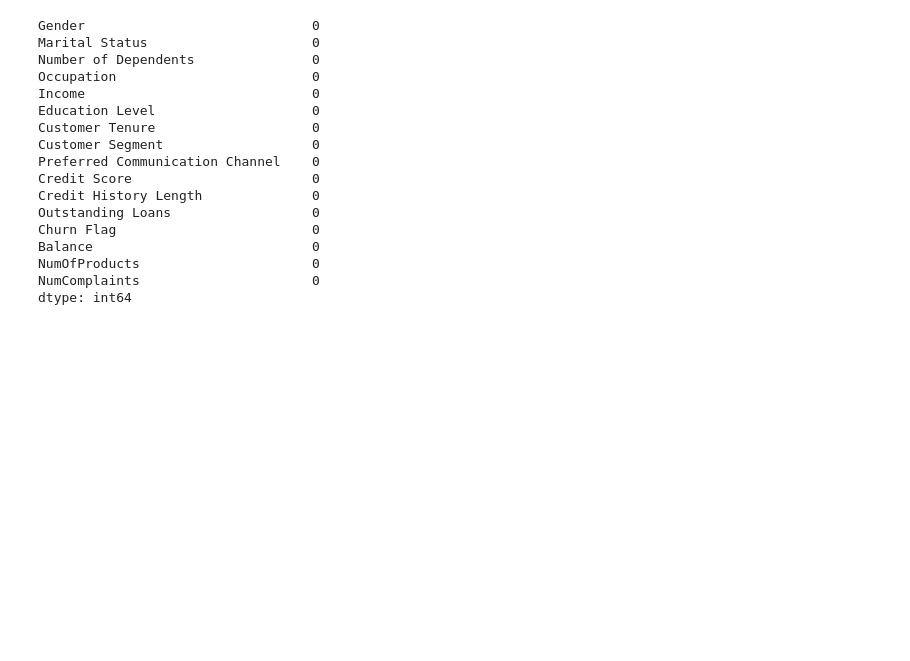
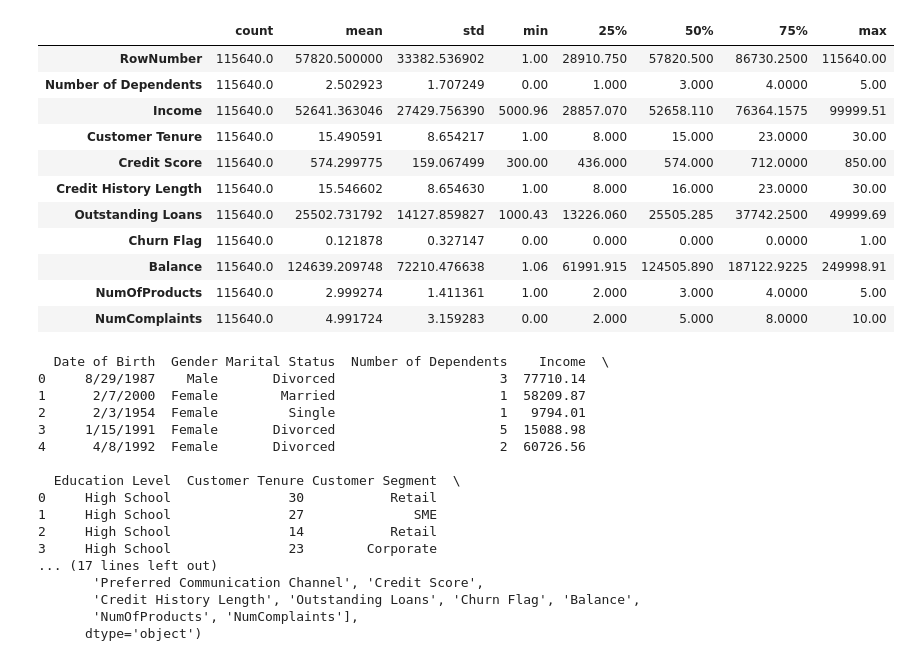
Before and after one commit to Yusshiro/Churn-Banking, a Jupyter notebook: Churn.ipynb, the cells around one changed output. Saved outputs shown, nothing was run; the diff lists cells and outputs as text; code cells hidden in the pictures; blank space fills up the shorter version.

```diff
--- a/Churn.ipynb
+++ b/Churn.ipynb
@@ -1,14 +1,13 @@
 # %%
 import numpy as np
 import pandas as pd
-
+from matplotlib import pyplot as plt
+import seaborn as sns
 # Đọc dữ liệu từ tệp CSV
-data = pd.read_csv("botswana_bank_customer_churn.csv")
+df = pd.read_csv("botswana_bank_customer_churn.csv")
 
 # Thông tin cơ bản về dữ liệu
-print(data.info())
-print(data.describe())
-print(data.head())
+print(df.info())
 # %% [output]
 <class 'pandas.core.frame.DataFrame'>
 RangeIndex: 115640 entries, 0 to 115639
@@ -30,31 +69,51 @@ Data columns (total 25 columns):
+# %%
+df.describe().T
+# %% [output]
+|  | count | mean | std | min | 25% | 50% | 75% | max |
+| RowNumber | 115640.0 | 57820.500000 | 33382.536902 | 1.00 | 28910.750 | 57820.500 | 86730.2500 | 115640.00 |
+| Number of Dependents | 115640.0 | 2.502923 | 1.707249 | 0.00 | 1.000 | 3.000 | 4.0000 | 5.00 |
+| Income | 115640.0 | 52641.363046 | 27429.756390 | 5000.96 | 28857.070 | 52658.110 | 76364.1575 | 99999.51 |
+| Customer Tenure | 115640.0 | 15.490591 | 8.654217 | 1.00 | 8.000 | 15.000 | 23.0000 | 30.00 |
+| Credit Score | 115640.0 | 574.299775 | 159.067499 | 300.00 | 436.000 | 574.000 | 712.0000 | 850.00 |
+| Credit History Length | 115640.0 | 15.546602 | 8.654630 | 1.00 | 8.000 | 16.000 | 23.0000 | 30.00 |
+| Outstanding Loans | 115640.0 | 25502.731792 | 14127.859827 | 1000.43 | 13226.060 | 25505.285 | 37742.2500 | 49999.69 |
+| Churn Flag | 115640.0 | 0.121878 | 0.327147 | 0.00 | 0.000 | 0.000 | 0.0000 | 1.00 |
+| Balance | 115640.0 | 124639.209748 | 72210.476638 | 1.06 | 61991.915 | 124505.890 | 187122.9225 | 249998.91 |
+| NumOfProducts | 115640.0 | 2.999274 | 1.411361 | 1.00 | 2.000 | 3.000 | 4.0000 | 5.00 |
+| NumComplaints | 115640.0 | 4.991724 | 3.159283 | 0.00 | 2.000 | 5.000 | 8.0000 | 10.00 |
 # %%
 #Lọc cột không cần thiết
 #Các cột không cần thiết bao gồm RowNumber, CustomerId, Surname, First Name, Date of Birth, Address, Contact Information, Churn Reason, và Churn Date
 
-filtered_data = data.drop(columns=[
+# Kiểm tra xem các cột có tồn tại trong DataFrame hay không trước khi loại bỏ
+columns_to_drop = [
     'RowNumber', 'CustomerId', 'Surname', 'First Name',
-    'Date of Birth', 'Address', 'Contact Information',
+    'Occupation', 'Address', 'Contact Information',
     'Churn Reason', 'Churn Date'
-])
+]
 
-# Kiểm tra lại xem có dữ liệu bị thiếu không
-print(filtered_data.isnull().sum())
+# Lọc cột không cần thiết nếu chúng tồn tại trong DataFrame
+filtered_data = df.drop(columns=[col for col in columns_to_drop if col in df.columns])
+
+# Kiểm tra kết quả sau khi lọc
+print(filtered_data.head())  # In ra 5 dòng đầu của dữ liệu đã được lọc
+print(filtered_data.columns)  # In ra danh sách các cột còn lại trong dữ liệu
 # %% [output]
-Gender                             0
-Marital Status                     0
-Number of Dependents               0
-Occupation                         0
-Income                             0
-Education Level                    0
-Customer Tenure                    0
-Customer Segment                   0
-Preferred Communication Channel    0
-Credit Score                       0
-Credit History Length              0
-Outstanding Loans                  0
-Churn Flag                         0
-Balance                            0
-NumOfProducts                      0
-NumComplaints                      0
-dtype: int64
+  Date of Birth  Gender Marital Status  Number of Dependents    Income  \
+0     8/29/1987    Male       Divorced                     3  77710.14
+1      2/7/2000  Female        Married                     1  58209.87
+2      2/3/1954  Female         Single                     1   9794.01
+3     1/15/1991  Female       Divorced                     5  15088.98
+4      4/8/1992  Female       Divorced                     2  60726.56
+
+  Education Level  Customer Tenure Customer Segment  \
+0     High School               30           Retail
+1     High School               27              SME
+2     High School               14           Retail
+3     High School               23        Corporate
+... (17 lines left out)
+       'Preferred Communication Channel', 'Credit Score',
+       'Credit History Length', 'Outstanding Loans', 'Churn Flag', 'Balance',
+       'NumOfProducts', 'NumComplaints'],
+      dtype='object')
 # %% [markdown]
```
Also changed, not shown: parts of 13 cells of this notebook, 1 other file.
